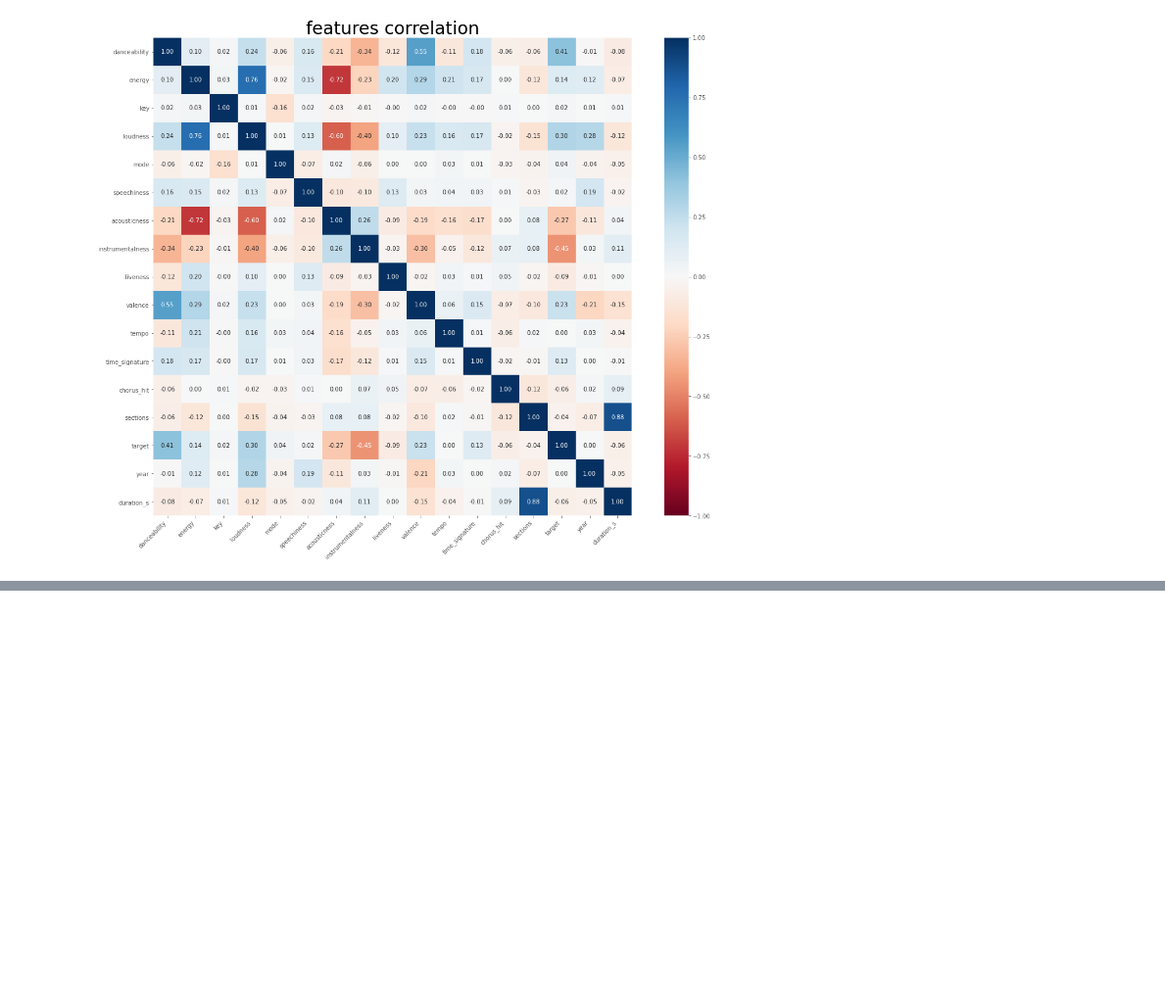
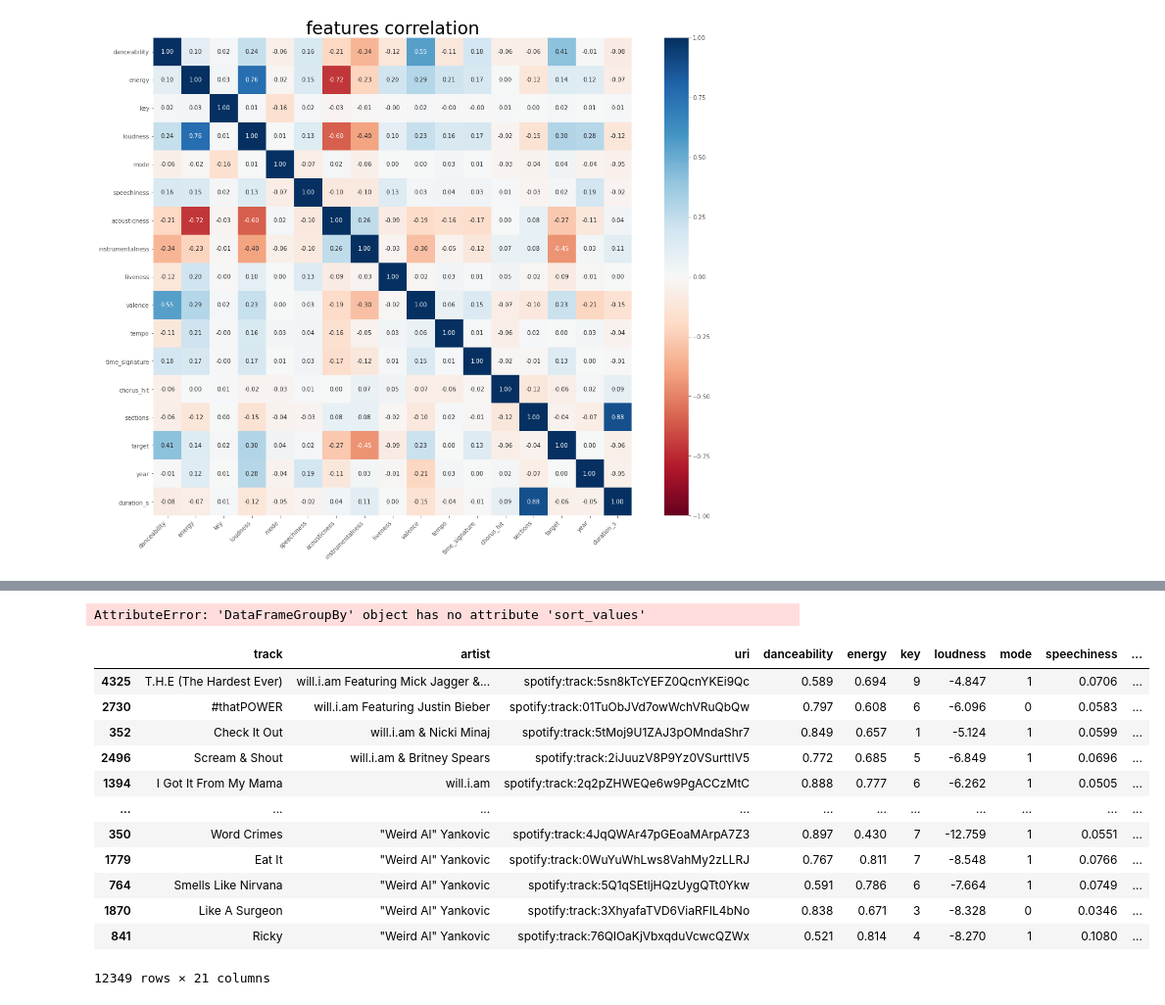
Before and after one commit to solyourock/spotify, a Jupyter notebook: spotify.ipynb, the cells around one changed output, grey strips where cells are left out. Shown at 98% size. Saved outputs shown, nothing was run; the diff lists cells and outputs as text; code cells hidden in the pictures; blank space fills up the shorter version.

Commit message:
update : artist count by track

```diff
--- a/spotify.ipynb
+++ b/spotify.ipynb
@@ -209,5 +264,23 @@ hits.groupby('artist')['track'].agg(len).sort_values(ascending = False)
+# %%
+hits.groupby('artist').sort_values(ascending = False)
+# %% [output]
+AttributeError: 'DataFrameGroupBy' object has no attribute 'sort_values'
 # %%
-a = hits.sort_values(by=['artist', 'track'] ,ascending=False)
+hits.sort_values(by=['artist'] ,ascending=False)
+# %% [output]
+|  | track | artist | uri | danceability | energy | key | loudness | mode | speechiness | ... |
+| 4325 | T.H.E (The Hardest Ever) | will.i.am Featuring Mick Jagger &... | spotify:track:5sn8kTcYEFZ0QcnYKEi9Qc | 0.589 | 0.694 | 9 | -4.847 | 1 | 0.0706 | ... |
+| 2730 | #thatPOWER | will.i.am Featuring Justin Bieber | spotify:track:01TuObJVd7owWchVRuQbQw | 0.797 | 0.608 | 6 | -6.096 | 0 | 0.0583 | ... |
+| 352 | Check It Out | will.i.am & Nicki Minaj | spotify:track:5tMoj9U1ZAJ3pOMndaShr7 | 0.849 | 0.657 | 1 | -5.124 | 1 | 0.0599 | ... |
+| 2496 | Scream & Shout | will.i.am & Britney Spears | spotify:track:2iJuuzV8P9Yz0VSurttIV5 | 0.772 | 0.685 | 5 | -6.849 | 1 | 0.0696 | ... |
+| 1394 | I Got It From My Mama | will.i.am | spotify:track:2q2pZHWEQe6w9PgACCzMtC | 0.888 | 0.777 | 6 | -6.262 | 1 | 0.0505 | ... |
+| ... | ... | ... | ... | ... | ... | ... | ... | ... | ... | ... |
+| 350 | Word Crimes | "Weird Al" Yankovic | spotify:track:4JqQWAr47pGEoaMArpA7Z3 | 0.897 | 0.430 | 7 | -12.759 | 1 | 0.0551 | ... |
+| 1779 | Eat It | "Weird Al" Yankovic | spotify:track:0WuYuWhLws8VahMy2zLLRJ | 0.767 | 0.811 | 7 | -8.548 | 1 | 0.0766 | ... |
+| 764 | Smells Like Nirvana | "Weird Al" Yankovic | spotify:track:5Q1qSEtljHQzUygQTt0Ykw | 0.591 | 0.786 | 6 | -7.664 | 1 | 0.0749 | ... |
+| 1870 | Like A Surgeon | "Weird Al" Yankovic | spotify:track:3XhyafaTVD6ViaRFIL4bNo | 0.838 | 0.671 | 3 | -8.328 | 0 | 0.0346 | ... |
+| 841 | Ricky | "Weird Al" Yankovic | spotify:track:76QlOaKjVbxqduVcwcQZWx | 0.521 | 0.814 | 4 | -8.270 | 1 | 0.1080 | ... |
+12349 rows × 21 columns
 # %%
 a['artist'].value_counts
 # %%
```
Also changed, not shown: parts of 11 cells of this notebook.
